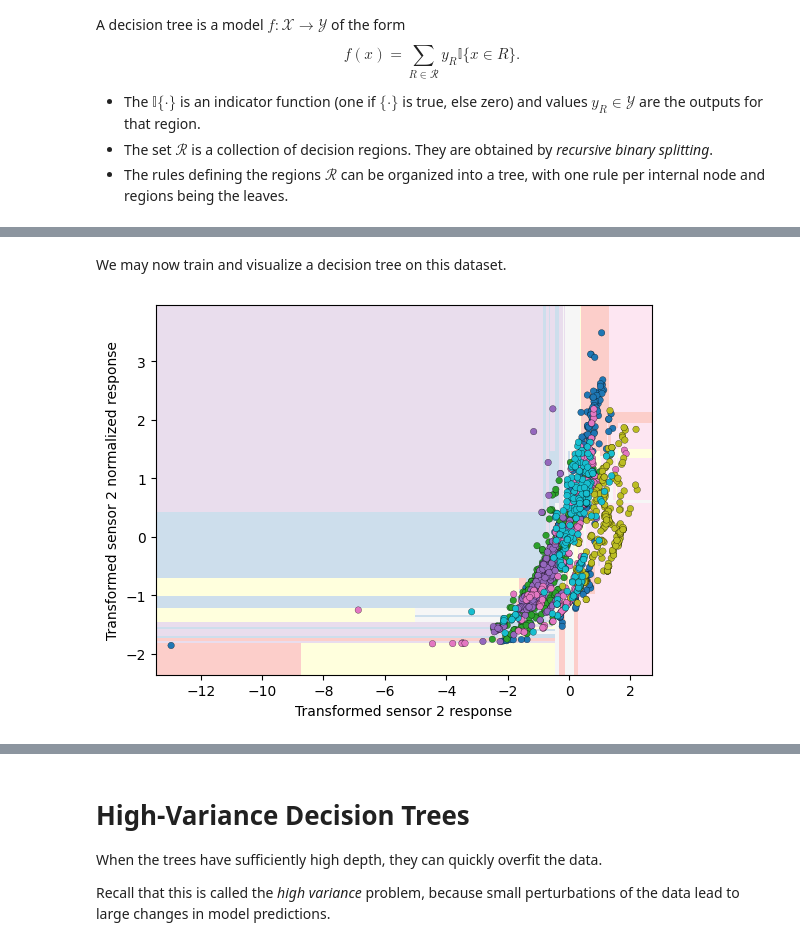
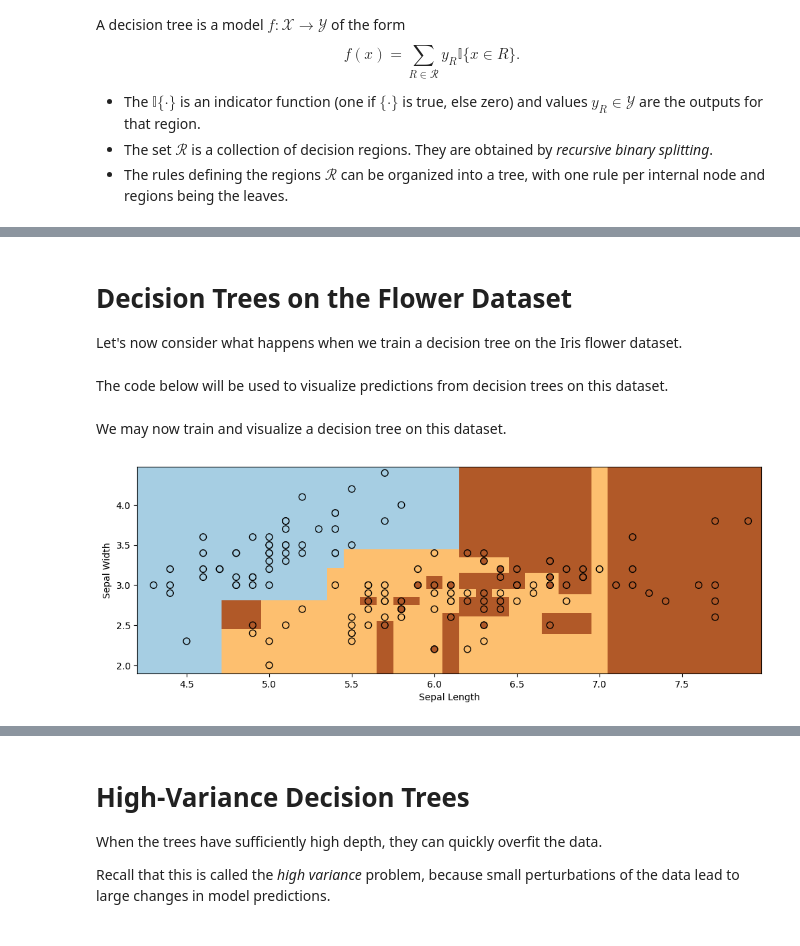
Before and after one commit to aaarrmiinnn/GW-ECE6210, a Jupyter notebook: slides/lecture12-decision-trees.ipynb, the cells around one changed output, grey strips where cells are left out. Cells and saved outputs as stored; diff of their text form; code cells hidden in the pictures.

```diff
--- a/slides/lecture12-decision-trees.ipynb
+++ b/slides/lecture12-decision-trees.ipynb
@@ -104,0 +92,13 @@ plt.show()
+# %%
+from matplotlib import pyplot as plt
+from sklearn.tree import DecisionTreeClassifier, plot_tree
+
+# create and fit the model
+clf = DecisionTreeClassifier(max_depth=2)
+clf.fit(diabetes_X.iloc[:,:4], diabetes_y_risk)
+
+# visualize the model
+# Convert the column index to a list
+feature_names_list = diabetes_X.columns[:4].tolist()
+plot_tree(clf, feature_names=feature_names_list, impurity=False)
+plt.show()  # This will display the plot if not automatically shown
@@ -632,0 +564,9 @@ The functions below display the decision regions of a fitted classifier.
+# %%
+import numpy as np
+import pandas as pd
+from sklearn import datasets
+
+# Load the Iris dataset
+iris = datasets.load_iris(as_frame=True)
+
+print(iris.DESCR)
@@ -632,0 +591,4 @@ The functions below display the decision regions of a fitted classifier.
+# %%
+# print part of the dataset
+iris_X, iris_y = iris.data, iris.target
+pd.concat([iris_X, iris_y], axis=1).head()
@@ -633 +611,7 @@ The functions below display the decision regions of a fitted classifier.
+# %% [markdown]
+# Decision Trees on the Flower Dataset
+
+Let's now consider what happens when we train a decision tree on the Iris flower dataset.
+# %% [markdown]
+The code below will be used to visualize predictions from decision trees on this dataset.
 # %%
@@ -662,12 +655,12 @@ def make_2d_plot(ax, predictions, X, y):
 # %% [markdown]
 We may now train and visualize a decision tree on this dataset.
 # %%
+# Train a Decision Tree Model
 ax = plt.gca()
-X = sensor_X
-clf = DecisionTreeClassifier(random_state=4)
-clf.fit(X, sensor_y)
+X = iris_X.iloc[:,:2]
+clf = DecisionTreeClassifier()
+clf.fit(X, iris_y)
 Z = make_2d_preds(clf, X)
-make_2d_plot(ax, Z, X, sensor_y)
-plt.show()
+make_2d_plot(ax, Z, X, iris_y)
 # %% [output]
-[figure, old version]
+[figure, new version]
```
Also changed, not shown: parts of 53 cells of this notebook, 11 other files.
